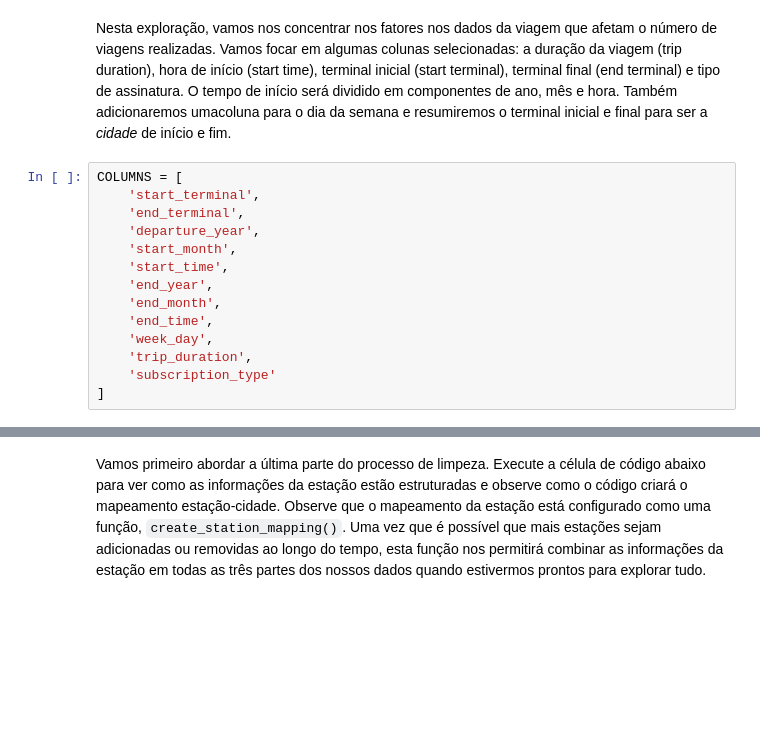
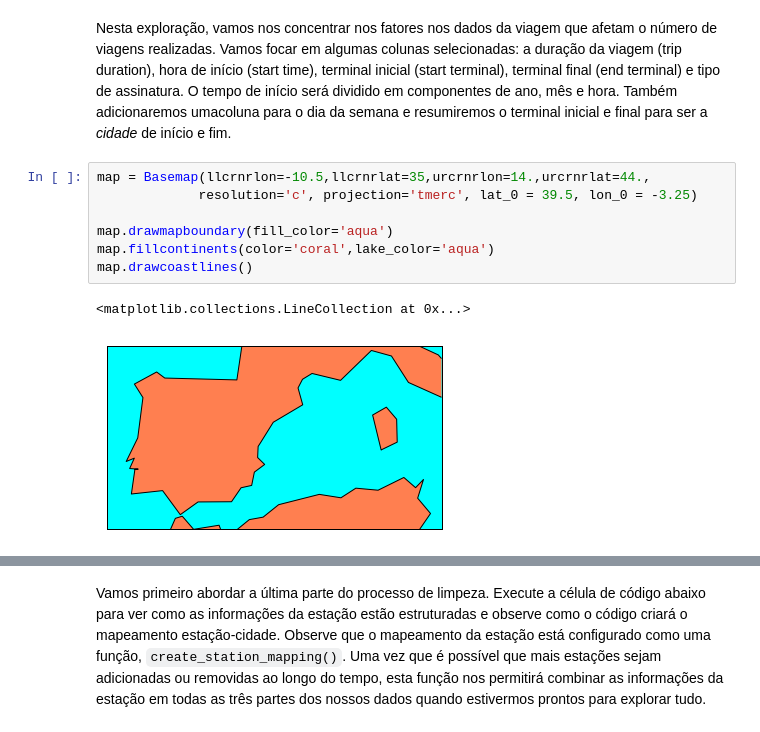
Before and after one commit to jpventura/BikeShareAnalysis, a Jupyter notebook: Analise_Bay_Area_Bike_Share-NDFDSI.ipynb, the cells around one changed output, grey strips where cells are left out. Saved outputs shown, nothing was run; the diff lists cells and outputs as text; blank space fills up the shorter version.

```diff
--- a/Analise_Bay_Area_Bike_Share-NDFDSI.ipynb
+++ b/Analise_Bay_Area_Bike_Share-NDFDSI.ipynb
@@ -88,17 +90,13 @@ display_table(october_trip_file, 7)
 | 6 | 4500 | 109 | 2013-08-29 13:25:00 | Santa Clara at Almaden | 4 | 2013-08-29 13:27:00 | Adobe on Almaden | 5 | ... |
 # %% [markdown]
 Nesta exploração, vamos nos concentrar nos fatores nos dados da viagem que afetam o número de viagens realizadas. Vamos focar em algumas colunas selecionadas: a duração da viagem (trip duration), hora de início (start time), terminal inicial (start terminal), terminal final (end terminal) e tipo de assinatura. O tempo de início será dividido em componentes de ano, mês e hora. Também adicionaremos umacoluna para o dia da semana e resumiremos o terminal inicial e final para ser a _cidade_ de início e fim.
-# %%
-COLUMNS = [
-    'start_terminal',
-    'end_terminal',
-    'departure_year',
-    'start_month',
-    'start_time',
-    'end_year',
-    'end_month',
-    'end_time',
-    'week_day',
-    'trip_duration',
-    'subscription_type'
-]
+# %%
+map = Basemap(llcrnrlon=-10.5,llcrnrlat=35,urcrnrlon=14.,urcrnrlat=44.,
+             resolution='c', projection='tmerc', lat_0 = 39.5, lon_0 = -3.25)
+
+map.drawmapboundary(fill_color='aqua')
+map.fillcontinents(color='coral',lake_color='aqua')
+map.drawcoastlines()
+# %% [output]
+<matplotlib.collections.LineCollection at 0x...>
+[figure, added]
```
Also changed, not shown: parts of 6 cells of this notebook, 1 other file.
